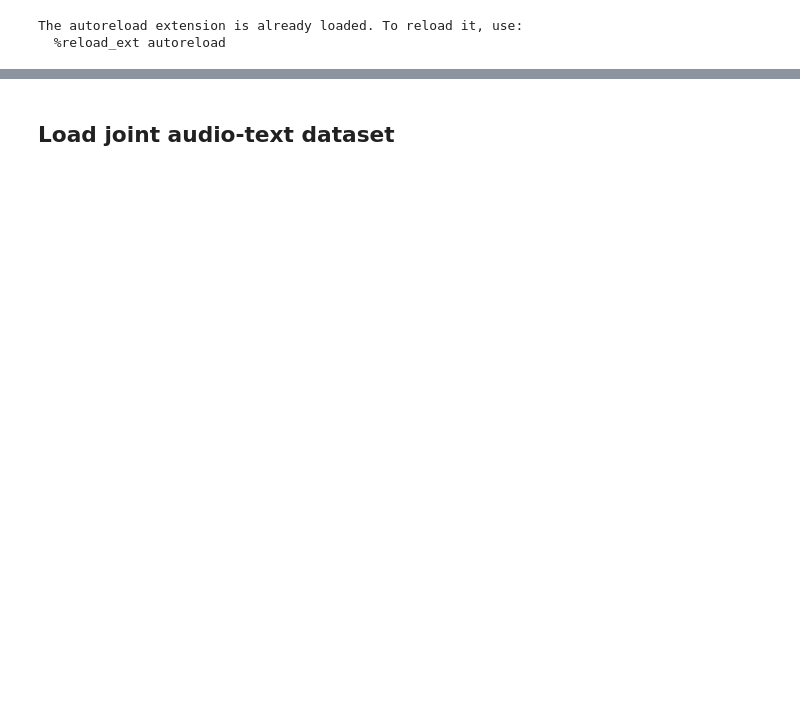
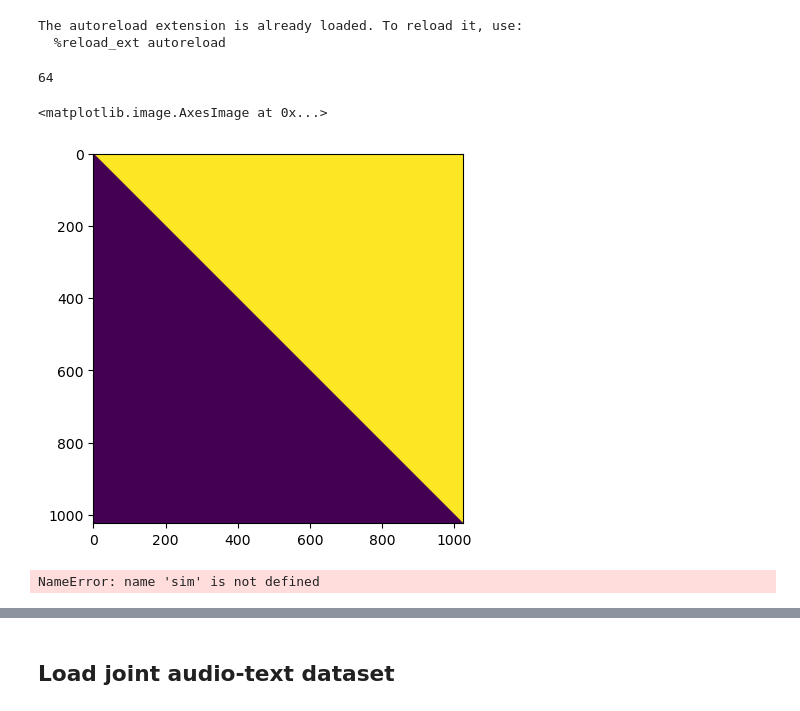
Before and after one commit to thefinnlab/isc_asynchrony_behavioral, a Jupyter notebook: code/notebooks/model04_ModelBuilding–AudioLLM.ipynb, the cells around one changed output, grey strips where cells are left out. Saved outputs shown, nothing was run; the diff lists cells and outputs as text; code cells hidden in the pictures; blank space fills up the shorter version.

```diff
--- a/code/notebooks/model04_ModelBuilding–AudioLLM.ipynb
+++ b/code/notebooks/model04_ModelBuilding–AudioLLM.ipynb
@@ -16,3 +17,38 @@ from src.data.components.audio_text_dataset import AudioTextDataset, load_audio
 # %% [output]
 The autoreload extension is already loaded. To reload it, use:
   %reload_ext autoreload
+# %%
+dropout = 0.
+embed_dim = 1024
+num_heads = 16
+dim_head = embed_dim // num_heads
+print (dim_head)
+# %% [output]
+64
+# %%
+from matplotlib import pyplot as plt
+
+plt.imshow(causal_mask_context_to_x.numpy().squeeze())
+# %% [output]
+<matplotlib.image.AxesImage at 0x...>
+[figure, added]
+# %%
+from einops import rearrange
+
+i = 1024
+j = 1024
+device = 'cpu'
+
+# Create a causal mask for x -> context
+causal_mask_x_to_context = torch.ones((i, j), device=device).triu(1).bool()  # Upper triangular mask
+causal_mask_x_to_context = rearrange(causal_mask_x_to_context, 'i j -> 1 1 i j')
+
+# Create a causal mask for context -> x
+causal_mask_context_to_x = torch.ones((j, i), device=device).triu(1).bool()  # Upper triangular mask
+causal_mask_context_to_x = rearrange(causal_mask_context_to_x, 'j i -> 1 1 j i')
+
+# Apply causal masks to the similarity matrix
+sim = sim.masked_fill(causal_mask_x_to_context, -torch.finfo(sim.dtype).max)
+sim = sim.masked_fill(causal_mask_context_to_x.transpose(-1, -2), -torch.finfo(sim.dtype).max)
+# %% [output]
+NameError: name 'sim' is not defined
```
Also changed, not shown: parts of 30 cells of this notebook, 35 other files.
